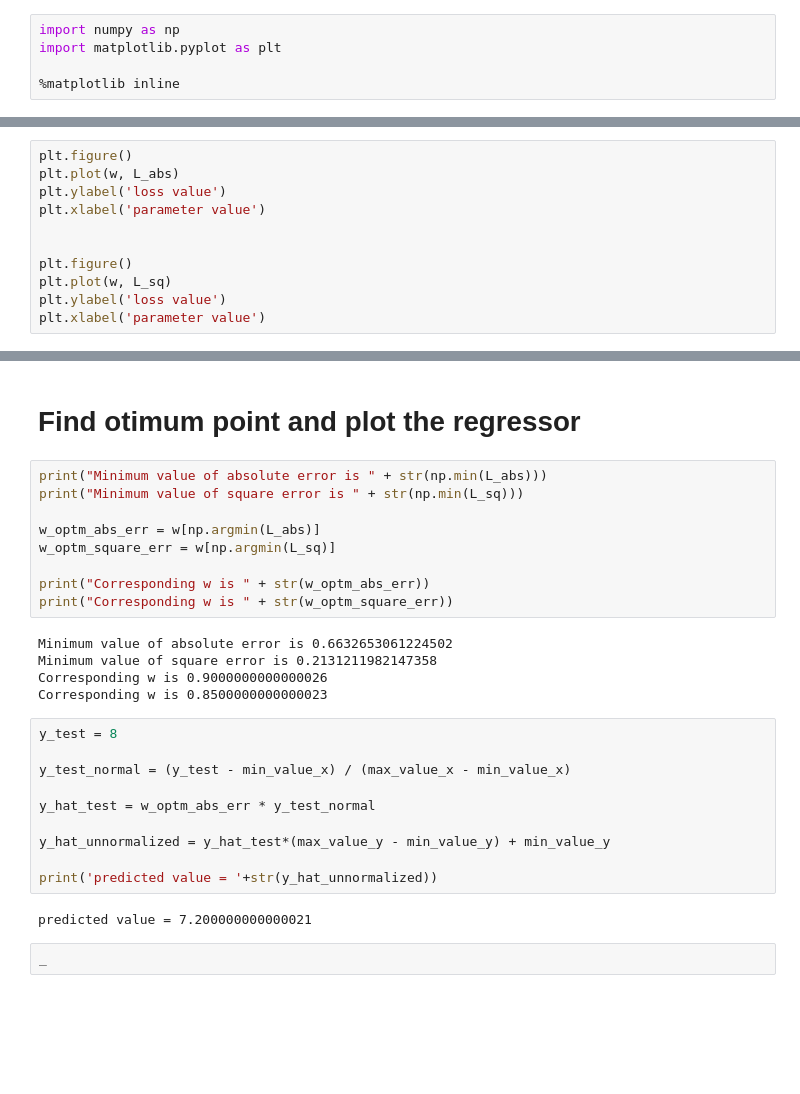
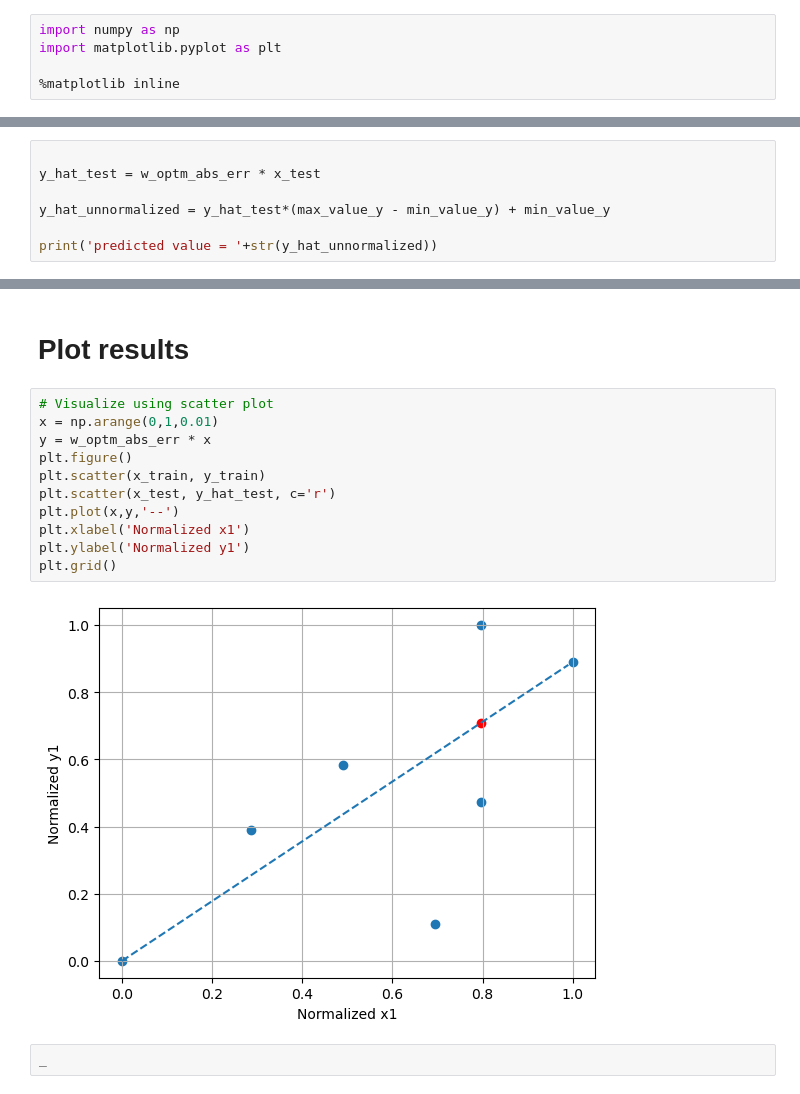
Before and after one commit to Navid-Ziaei/DeepLearningCourse, a Jupyter notebook: Week1/Regression_task.ipynb, the cells around one changed output, grey strips where cells are left out. Cells and saved outputs as stored; diff of their text form; blank space fills up the shorter version.

```diff
--- a/Week1/Regression_task.ipynb
+++ b/Week1/Regression_task.ipynb
@@ -97,12 +164,8 @@ print(L_sq.shape)
 # %%
-plt.figure()
-plt.plot(w, L_abs)
-plt.ylabel('loss value')
-plt.xlabel('parameter value')
 
+y_hat_test = w_optm_abs_err * x_test
 
-plt.figure()
-plt.plot(w, L_sq)
-plt.ylabel('loss value')
-plt.xlabel('parameter value')
+y_hat_unnormalized = y_hat_test*(max_value_y - min_value_y) + min_value_y
+
+print('predicted value = '+str(y_hat_unnormalized))
 # %% [output]
@@ -112,30 +173,17 @@ Text(0.5, 0, 'parameter value')
 # %% [markdown]
-# Find otimum point and plot the regressor
+# Plot results
 # %%
-print("Minimum value of absolute error is " + str(np.min(L_abs)))
-print("Minimum value of square error is " + str(np.min(L_sq)))
-
-w_optm_abs_err = w[np.argmin(L_abs)]
-w_optm_square_err = w[np.argmin(L_sq)]
-
-print("Corresponding w is " + str(w_optm_abs_err))
-print("Corresponding w is " + str(w_optm_square_err))
+# Visualize using scatter plot
+x = np.arange(0,1,0.01)
+y = w_optm_abs_err * x
+plt.figure()
+plt.scatter(x_train, y_train)
+plt.scatter(x_test, y_hat_test, c='r')
+plt.plot(x,y,'--')
+plt.xlabel('Normalized x1')
+plt.ylabel('Normalized y1')
+plt.grid()
 # %% [output]
-Minimum value of absolute error is 0.6632653061224502
-Minimum value of square error is 0.2131211982147358
-Corresponding w is 0.9000000000000026
-Corresponding w is 0.8500000000000023
+[figure, added]
-# %%
-y_test = 8
-
-y_test_normal = (y_test - min_value_x) / (max_value_x - min_value_x)
-
-y_hat_test = w_optm_abs_err * y_test_normal
-
-y_hat_unnormalized = y_hat_test*(max_value_y - min_value_y) + min_value_y
-
-print('predicted value = '+str(y_hat_unnormalized))
-# %% [output]
-predicted value = 7.200000000000021
-# %%
-_
+# %%
+_
```
Also changed, not shown: parts of 18 cells of this notebook.
